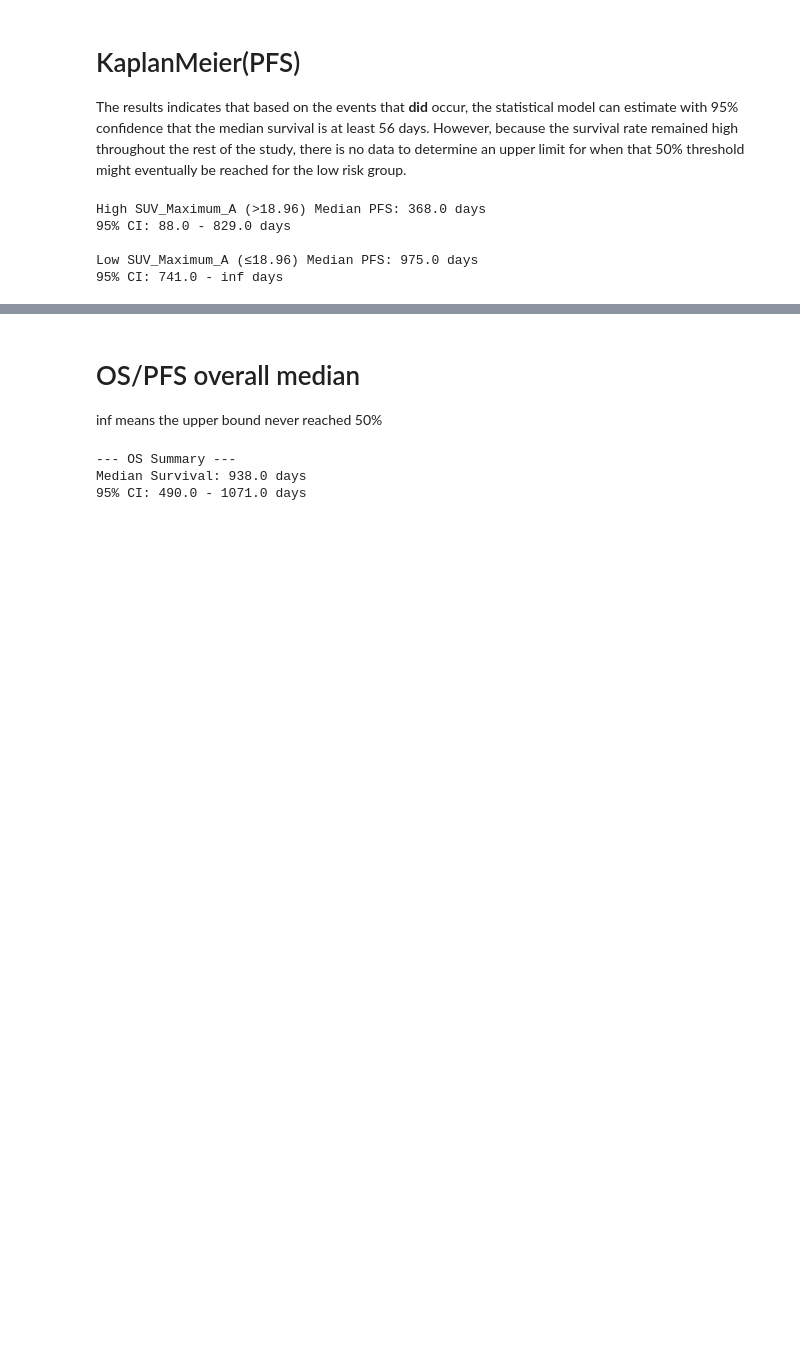
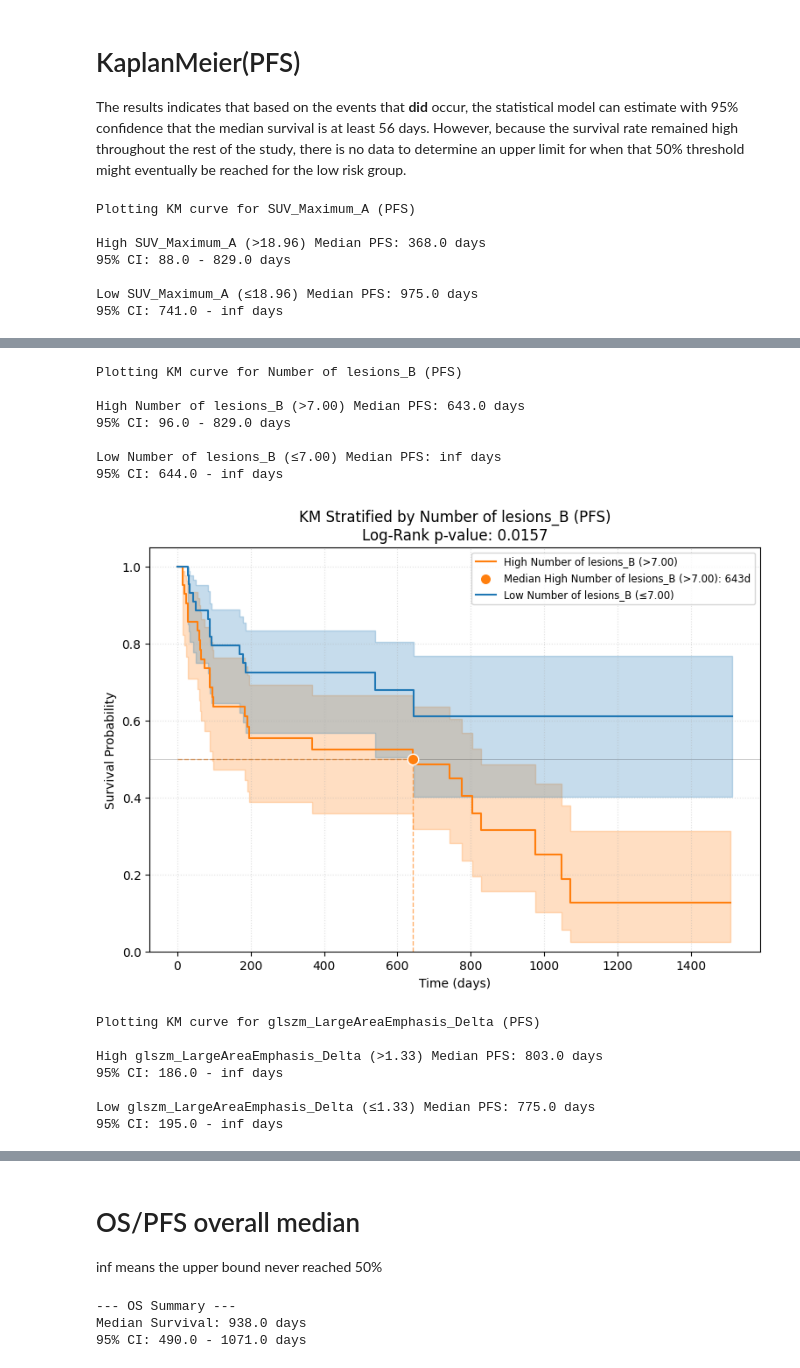
Before and after one commit to Mahsa-Zf/thesis_code, a Jupyter notebook: survival_analysis/cox_kaplan_analysis.ipynb, the cells around one changed output, grey strips where cells are left out. Saved outputs shown, nothing was run; the diff lists cells and outputs as text; code cells hidden in the pictures; blank space fills up the shorter version.

```diff
--- a/survival_analysis/cox_kaplan_analysis.ipynb
+++ b/survival_analysis/cox_kaplan_analysis.ipynb
@@ -466,11 +484,30 @@ Low SUV_Maximum_A (≤18.96) Median OS: 1041.0 days
 The results indicates that based on the events that **did** occur, the statistical model can estimate with 95% confidence that the median survival is at least 56 days. However, because the survival rate remained high throughout the rest of the study, there is no data to determine an upper limit for when that 50% threshold might eventually be reached for the low risk group.
 # %%
 # For Progression-Free Survival (PFS)
-plot_stratified_km(patients_pfs, 'T', 'E', 'SUV_Maximum_A', "PFS")
+for feature in results_df_pfs[is_significant]['feature']:
+    print(f"Plotting KM curve for {feature} (PFS)")
+    plot_stratified_km(patients_pfs, 'T', 'E', feature, "PFS")
 # %% [output]
+Plotting KM curve for SUV_Maximum_A (PFS)
+
 High SUV_Maximum_A (>18.96) Median PFS: 368.0 days
 95% CI: 88.0 - 829.0 days
 
 Low SUV_Maximum_A (≤18.96) Median PFS: 975.0 days
 95% CI: 741.0 - inf days
 [figure]
+Plotting KM curve for Number of lesions_B (PFS)
+
+High Number of lesions_B (>7.00) Median PFS: 643.0 days
+95% CI: 96.0 - 829.0 days
+
+Low Number of lesions_B (≤7.00) Median PFS: inf days
+95% CI: 644.0 - inf days
+[figure, added]
+Plotting KM curve for glszm_LargeAreaEmphasis_Delta (PFS)
+
+High glszm_LargeAreaEmphasis_Delta (>1.33) Median PFS: 803.0 days
+95% CI: 186.0 - inf days
+
+Low glszm_LargeAreaEmphasis_Delta (≤1.33) Median PFS: 775.0 days
+95% CI: 195.0 - inf days
```
Also changed, not shown: parts of 9 cells of this notebook.
